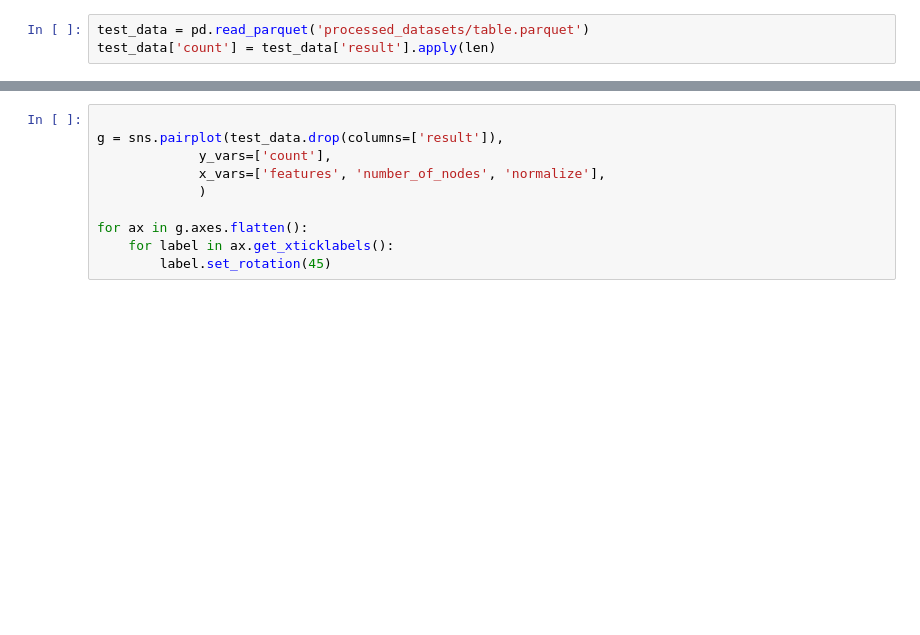
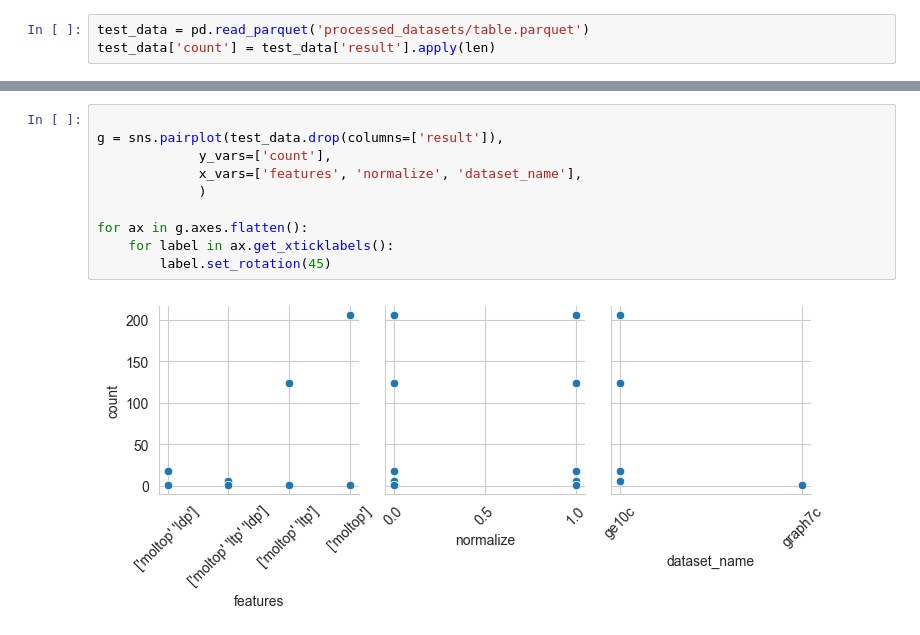
Before and after one commit to mnozkiewicz/Graph-Isomorphism, a Jupyter notebook: notebooks/tests.ipynb, the cells around one changed output, grey strips where cells are left out. Cells and saved outputs as stored; diff of their text form; blank space fills up the shorter version.

Commit message:
fixed reading outputs, added name of dataset to the output

```diff
--- a/notebooks/tests.ipynb
+++ b/notebooks/tests.ipynb
@@ -58,10 +73,12 @@ test_data.columns
 # %%
 
 g = sns.pairplot(test_data.drop(columns=['result']),
              y_vars=['count'],
-             x_vars=['features', 'number_of_nodes', 'normalize'],
+             x_vars=['features', 'normalize', 'dataset_name'],
              )
 
 for ax in g.axes.flatten():
     for label in ax.get_xticklabels():
         label.set_rotation(45)
+# %% [output]
+[figure, added]
```
Also changed, not shown: parts of 5 cells of this notebook, 1 other file.
